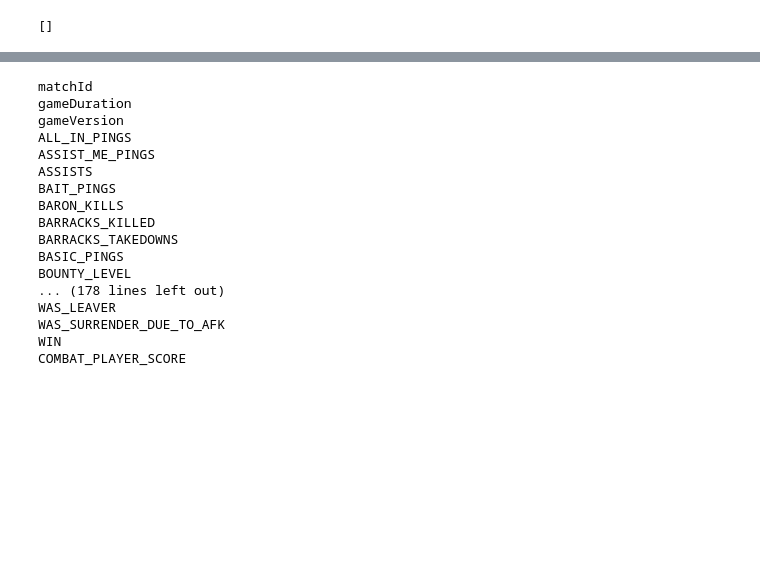
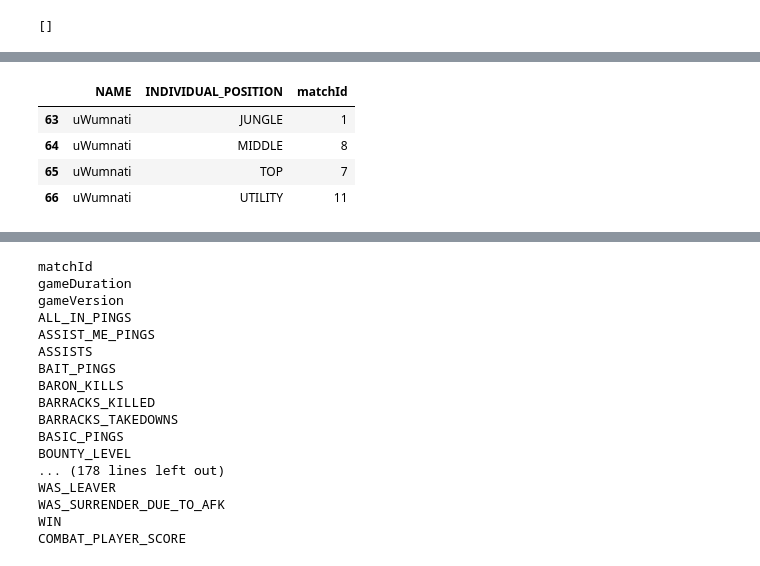
Before and after one commit to lucamenotti/5v5s, a Jupyter notebook: panda.ipynb, the cells around one changed output, grey strips where cells are left out. Cells and saved outputs as stored; diff of their text form; code cells hidden in the pictures; blank space fills up the shorter version.

```diff
--- a/panda.ipynb
+++ b/panda.ipynb
@@ -216,0 +275,10 @@ standardize(temp_df[['NAME','TOTAL_DAMAGE_DEALT']].groupby('NAME').mean()).sort_
+# %%
+role_df = df[['INDIVIDUAL_POSITION','NAME','matchId']].groupby(['NAME','INDIVIDUAL_POSITION']).count().reset_index()
+role_df.sort_values('matchId',ascending=False).head(10)
+role_df[role_df['NAME'] == 'uWumnati']
+# %% [output]
+|  | NAME | INDIVIDUAL_POSITION | matchId |
+| 63 | uWumnati | JUNGLE | 1 |
+| 64 | uWumnati | MIDDLE | 8 |
+| 65 | uWumnati | TOP | 7 |
+| 66 | uWumnati | UTILITY | 11 |
```
Also changed, not shown: parts of 10 cells of this notebook.
